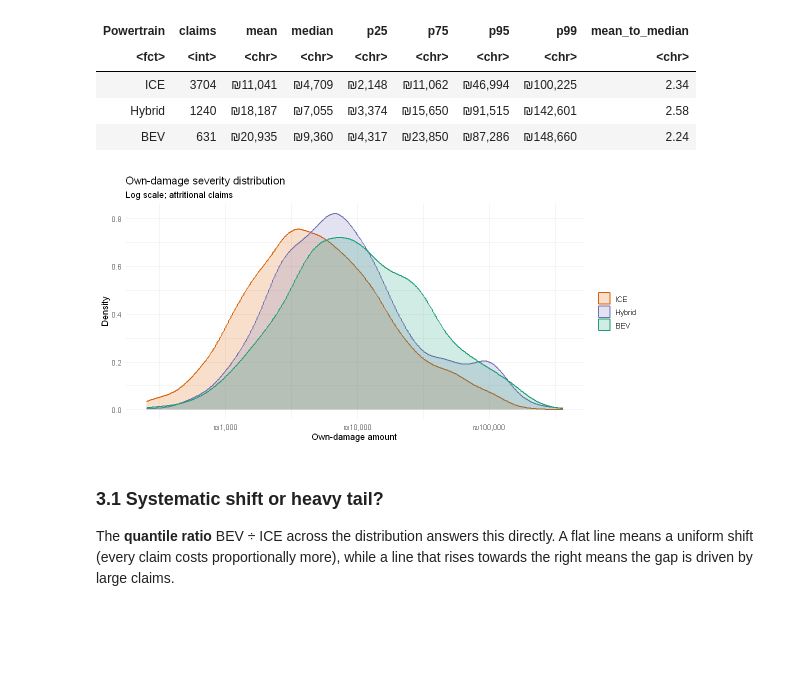
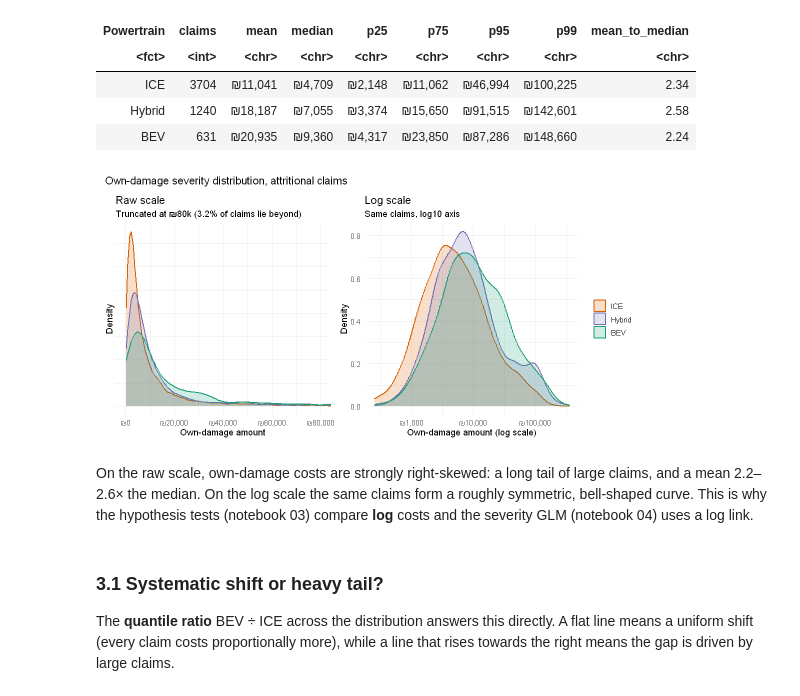
Before and after one commit to saar-cohen/actuarial-seminar-ev-pricing, a Jupyter notebook: notebooks/02_eda_claims.ipynb, the cells around one changed output. Drawn from its saved outputs; the diff is of its cells as text; code cells hidden in the pictures; blank space fills up the shorter version.

Commit message:
Add side-by-side severity log diagnostic to EDA and streamline statistical tests to primary t-test

```diff
--- a/notebooks/02_eda_claims.ipynb
+++ b/notebooks/02_eda_claims.ipynb
@@ -341,16 +342,34 @@ A tibble: 3 × 9
 | Hybrid | 1240 | ₪18,187 | ₪7,055 | ₪3,374 | ₪15,650 | ₪91,515 | ₪142,601 | 2.58 |
 | BEV | 631 | ₪20,935 | ₪9,360 | ₪4,317 | ₪23,850 | ₪87,286 | ₪148,660 | 2.24 |
 # %%
-ggplot(sev, aes(Own_Damage_Amount, fill = Powertrain, colour = Powertrain)) +
+# Raw vs. log scale: why the tests and GLMs work with log(cost)
+raw_cap   <- 80000
+share_cut <- percent(mean(sev$Own_Damage_Amount > raw_cap), accuracy = 0.1)
+
+p_raw <- ggplot(sev, aes(Own_Damage_Amount, fill = Powertrain, colour = Powertrain)) +
+  geom_density(alpha = 0.2, linewidth = 0.8) +
+  coord_cartesian(xlim = c(0, raw_cap)) +                     # zoom only; density uses all claims
+  scale_x_continuous(labels = label_comma(prefix = "₪")) +
+  scale_y_continuous(labels = NULL) +                          # density units are not meaningful here
+  labs(title = "Raw scale",
+       subtitle = paste0("Truncated at ₪80k (", share_cut, " of claims lie beyond)"),
+       x = "Own-damage amount", y = "Density")
+
+p_log <- ggplot(sev, aes(Own_Damage_Amount, fill = Powertrain, colour = Powertrain)) +
   geom_density(alpha = 0.2, linewidth = 0.8) +
   scale_x_log10(labels = label_comma(prefix = "₪")) +
-  scale_fill_manual(values = pt_colours) +
-  scale_colour_manual(values = pt_colours) +
-  labs(title = "Own-damage severity distribution",
-       subtitle = "Log scale; attritional claims",
-       x = "Own-damage amount", y = "Density", fill = NULL, colour = NULL)
+  labs(title = "Log scale", subtitle = "Same claims, log10 axis",
+       x = "Own-damage amount (log scale)", y = "Density")
+
+(p_raw + p_log) +
+  plot_layout(guides = "collect") +
+  plot_annotation(title = "Own-damage severity distribution, attritional claims") &
+  scale_fill_manual(values = pt_colours, name = NULL) &
+  scale_colour_manual(values = pt_colours, name = NULL)
 # %% [output]
-[figure, old version]
+[figure, new version]
+# %% [markdown]
+On the raw scale, own-damage costs are strongly right-skewed: a long tail of large claims, and a mean 2.2–2.6× the median. On the log scale the same claims form a roughly symmetric, bell-shaped curve. This is why the hypothesis tests (notebook 03) compare **log** costs and the severity GLM (notebook 04) uses a log link.
 # %% [markdown]
 ### 3.1 Systematic shift or heavy tail?
 The **quantile ratio** BEV ÷ ICE across the distribution answers this directly. A flat line means a uniform shift (every claim costs proportionally more), while a line that rises towards the right means the gap is driven by large claims.
```
Also changed, not shown: parts of 1 cell of this notebook, 3 other files.
